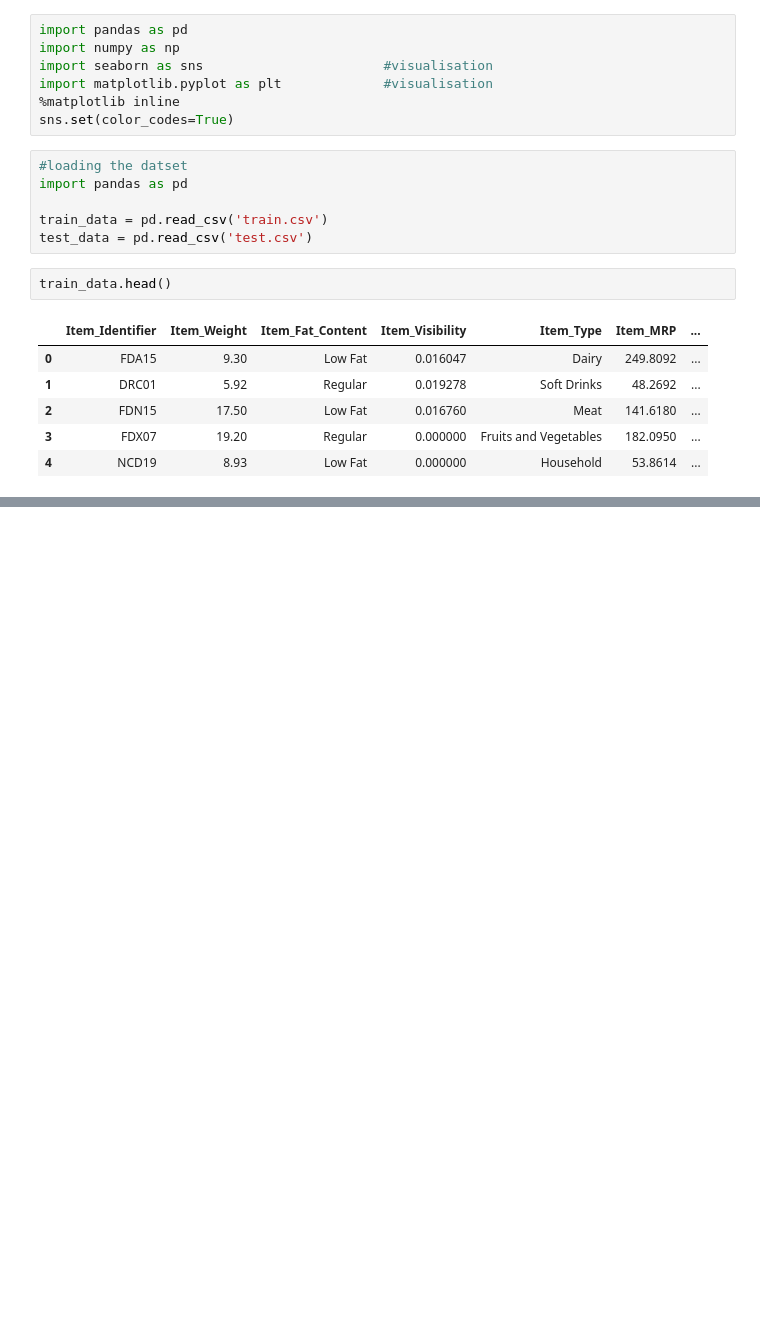
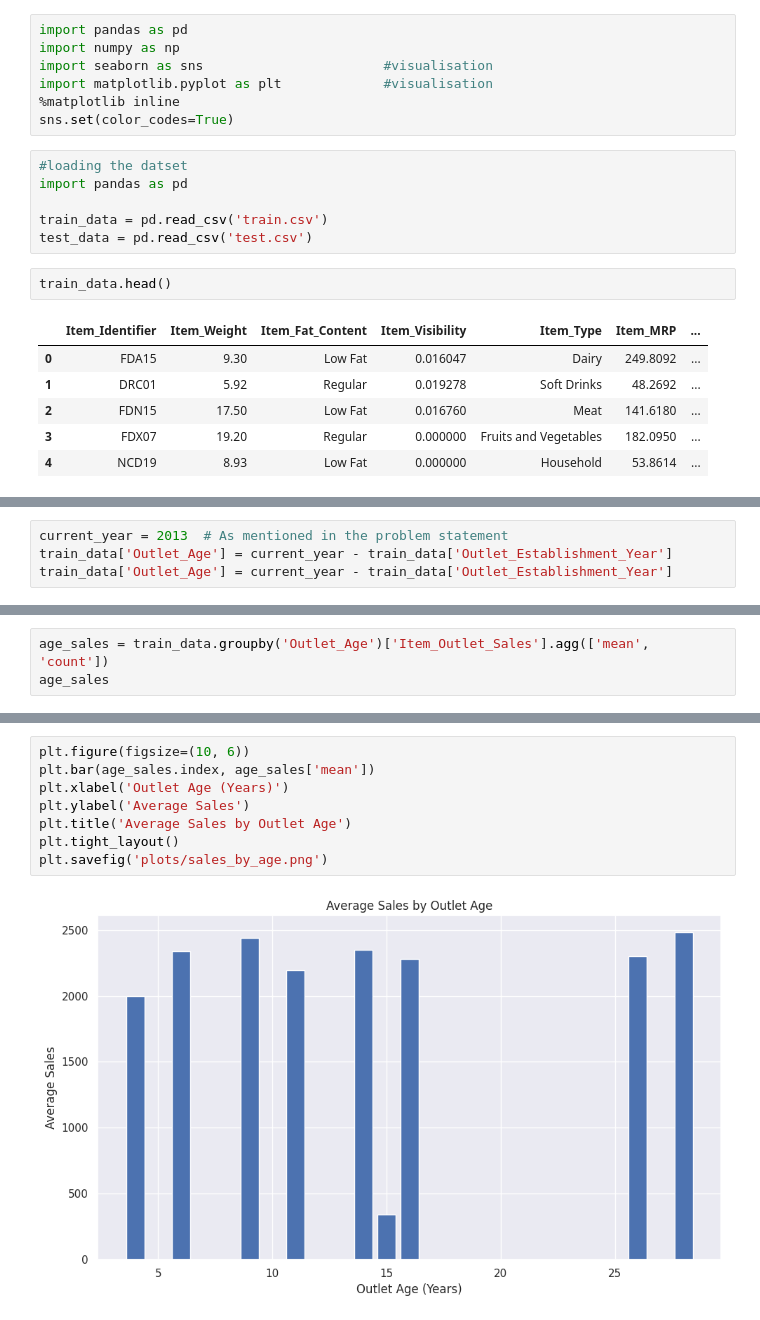
Before and after one commit to TanushreeHR/Sales-Prediction, a Jupyter notebook: EDA.ipynb, the cells around one changed output, grey strips where cells are left out. Drawn from its saved outputs; the diff is of its cells as text; blank space fills up the shorter version.

```diff
--- a/EDA.ipynb
+++ b/EDA.ipynb
@@ -69,0 +214,4 @@ plt.show()
+# %%
+current_year = 2013  # As mentioned in the problem statement
+train_data['Outlet_Age'] = current_year - train_data['Outlet_Establishment_Year']
+train_data['Outlet_Age'] = current_year - train_data['Outlet_Establishment_Year']
@@ -69,0 +227,3 @@ plt.show()
+# %%
+age_sales = train_data.groupby('Outlet_Age')['Item_Outlet_Sales'].agg(['mean', 'count'])
+age_sales
@@ -69,0 +242,10 @@ plt.show()
+# %%
+plt.figure(figsize=(10, 6))
+plt.bar(age_sales.index, age_sales['mean'])
+plt.xlabel('Outlet Age (Years)')
+plt.ylabel('Average Sales')
+plt.title('Average Sales by Outlet Age')
+plt.tight_layout()
+plt.savefig('plots/sales_by_age.png')
+# %% [output]
+[figure, added]
```
Also changed, not shown: parts of 31 cells of this notebook, 10 other files.
